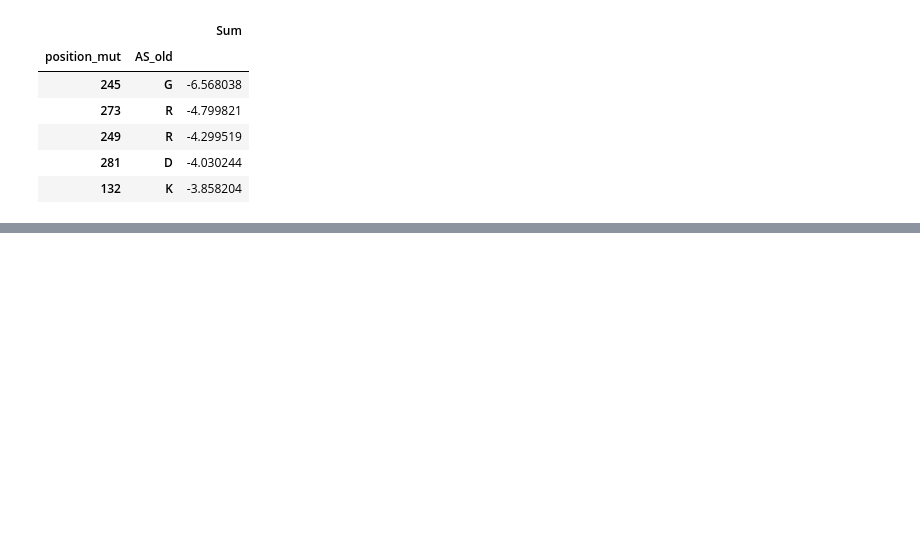
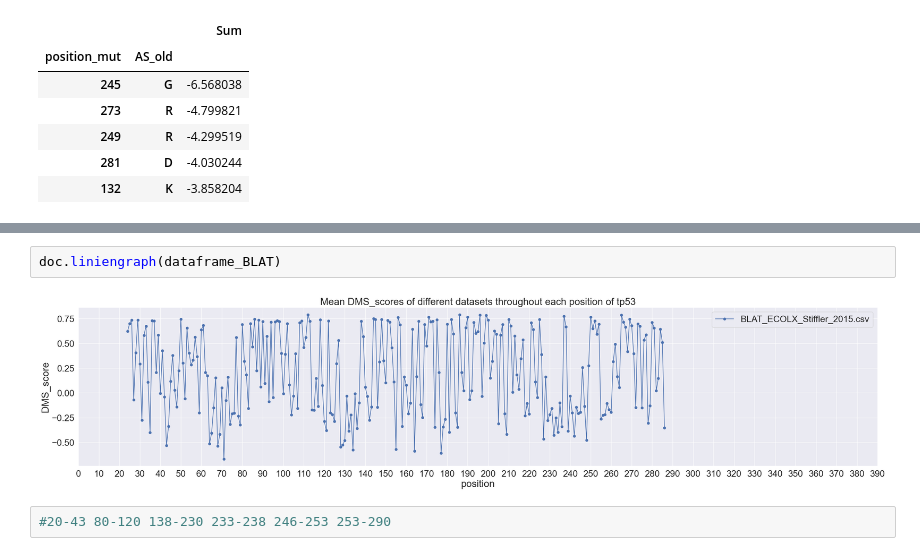
Before and after one commit to datascience-mobi-2023/topic02_team02, a Jupyter notebook: Visualization/FinalTests_copy.ipynb, the cells around one changed output, grey strips where cells are left out. Drawn from its saved outputs; the diff is of its cells as text; blank space fills up the shorter version.

```diff
--- a/Visualization/FinalTests_copy.ipynb
+++ b/Visualization/FinalTests_copy.ipynb
@@ -257,0 +286,6 @@ KHLV
+# %%
+doc.liniengraph(dataframe_BLAT)
+# %% [output]
+[figure, added]
+# %%
+#20-43 80-120 138-230 233-238 246-253 253-290
```
Also changed, not shown: parts of 8 cells of this notebook, 2 other files.
